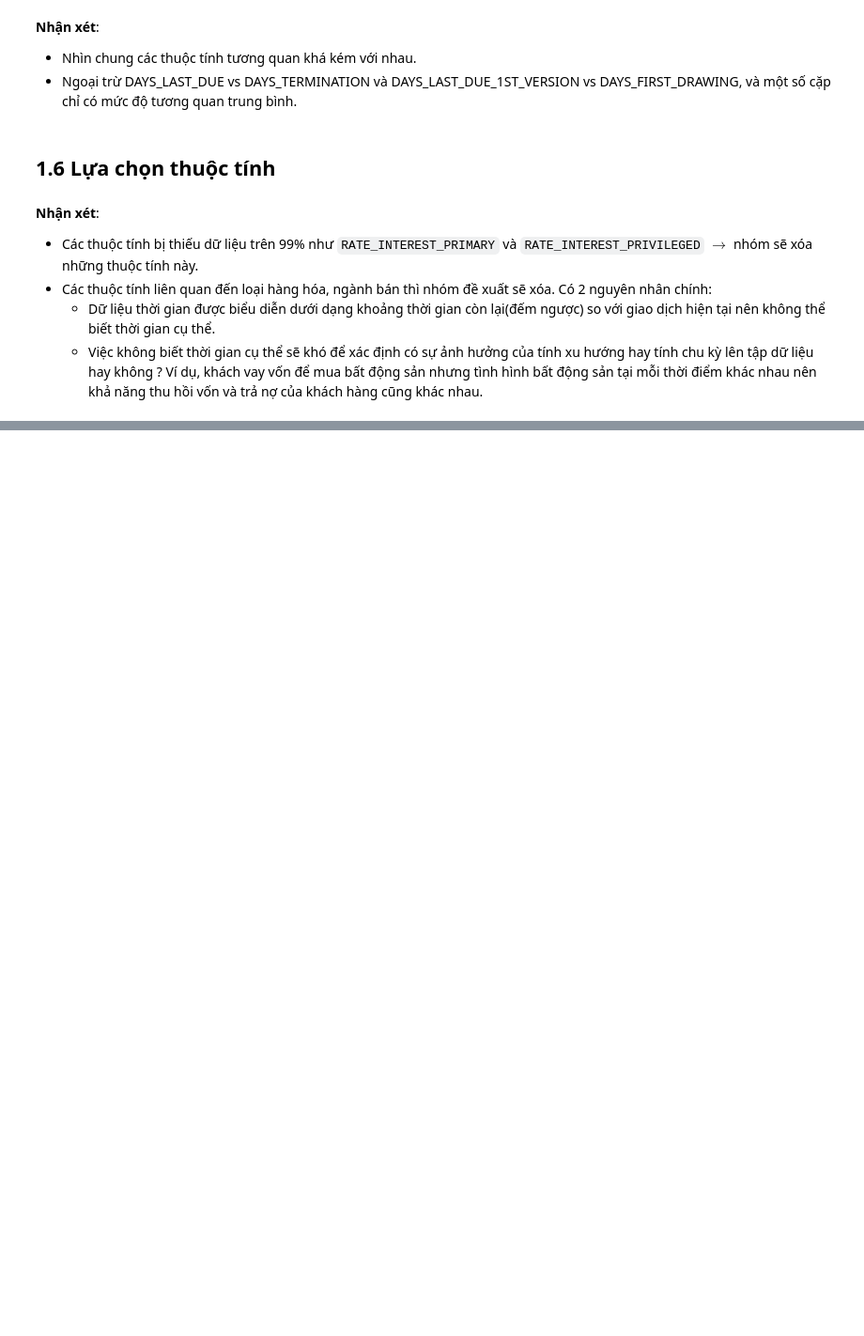
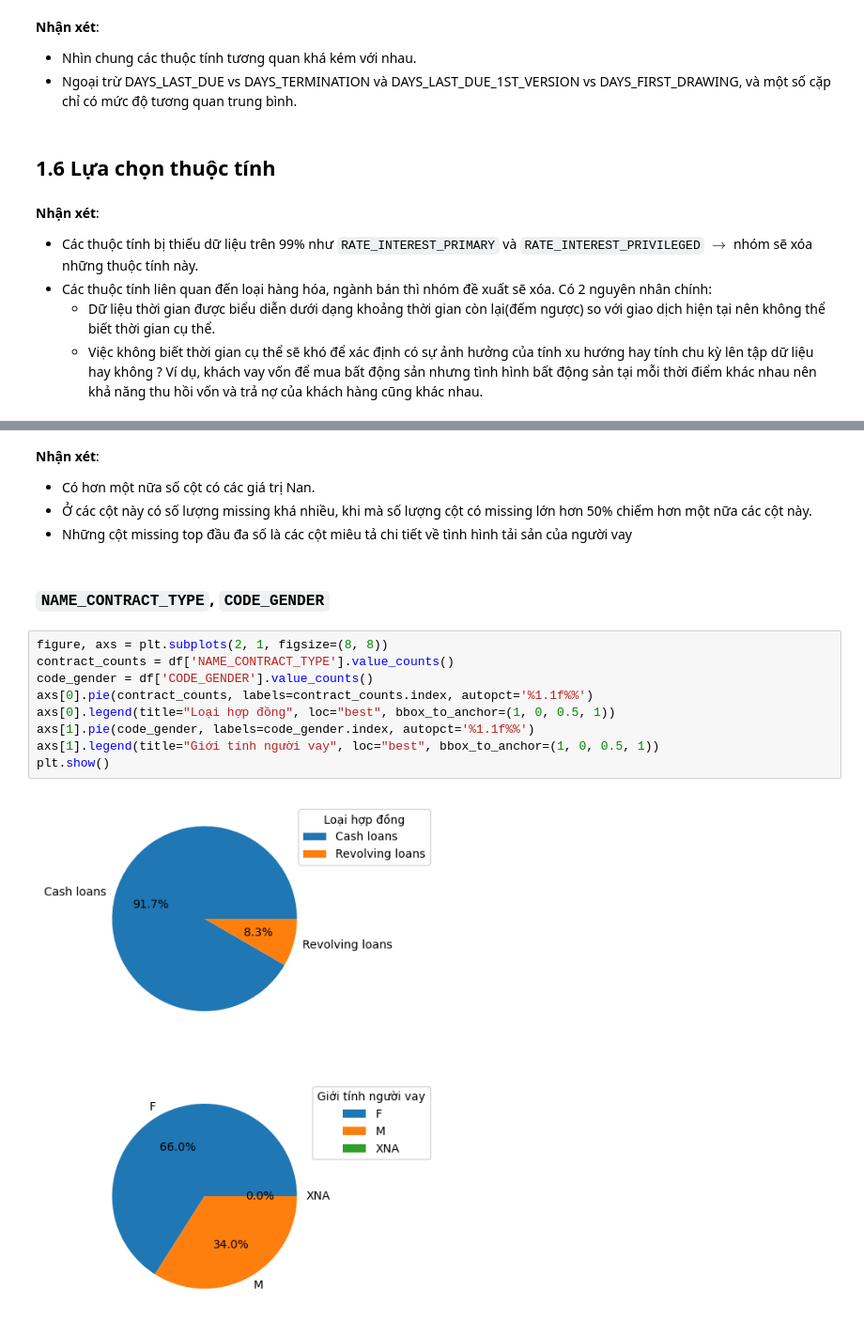
Before and after one commit to ShinNgao12/KHDL-UD, a Jupyter notebook: seminar/Final Project.ipynb, the cells around one changed output, grey strips where cells are left out. Shown at 94% size. Saved outputs shown, nothing was run; the diff lists cells and outputs as text; blank space fills up the shorter version.

```diff
--- a/seminar/Final Project.ipynb
+++ b/seminar/Final Project.ipynb
@@ -615,0 +751,18 @@ plt.show()
+# %% [markdown]
+**Nhận xét**:
+- Có hơn một nữa số cột có các giá trị Nan.
+- Ở các cột này có số lượng missing khá nhiều, khi mà số lượng cột có missing lớn hơn 50% chiếm hơn một nữa các cột này.
+- Những cột missing top đầu đa số là các cột miêu tả chi tiết về tình hình tải sản của người vay
+# %% [markdown]
+### `NAME_CONTRACT_TYPE`, `CODE_GENDER`
+# %%
+figure, axs = plt.subplots(2, 1, figsize=(8, 8))
+contract_counts = df['NAME_CONTRACT_TYPE'].value_counts()
+code_gender = df['CODE_GENDER'].value_counts()
+axs[0].pie(contract_counts, labels=contract_counts.index, autopct='%1.1f%%')
+axs[0].legend(title="Loại hợp đồng", loc="best", bbox_to_anchor=(1, 0, 0.5, 1))
+axs[1].pie(code_gender, labels=code_gender.index, autopct='%1.1f%%')
+axs[1].legend(title="Giới tính người vay", loc="best", bbox_to_anchor=(1, 0, 0.5, 1))
+plt.show()
+# %% [output]
+[figure, added]
```
Also changed, not shown: parts of 46 cells of this notebook.
